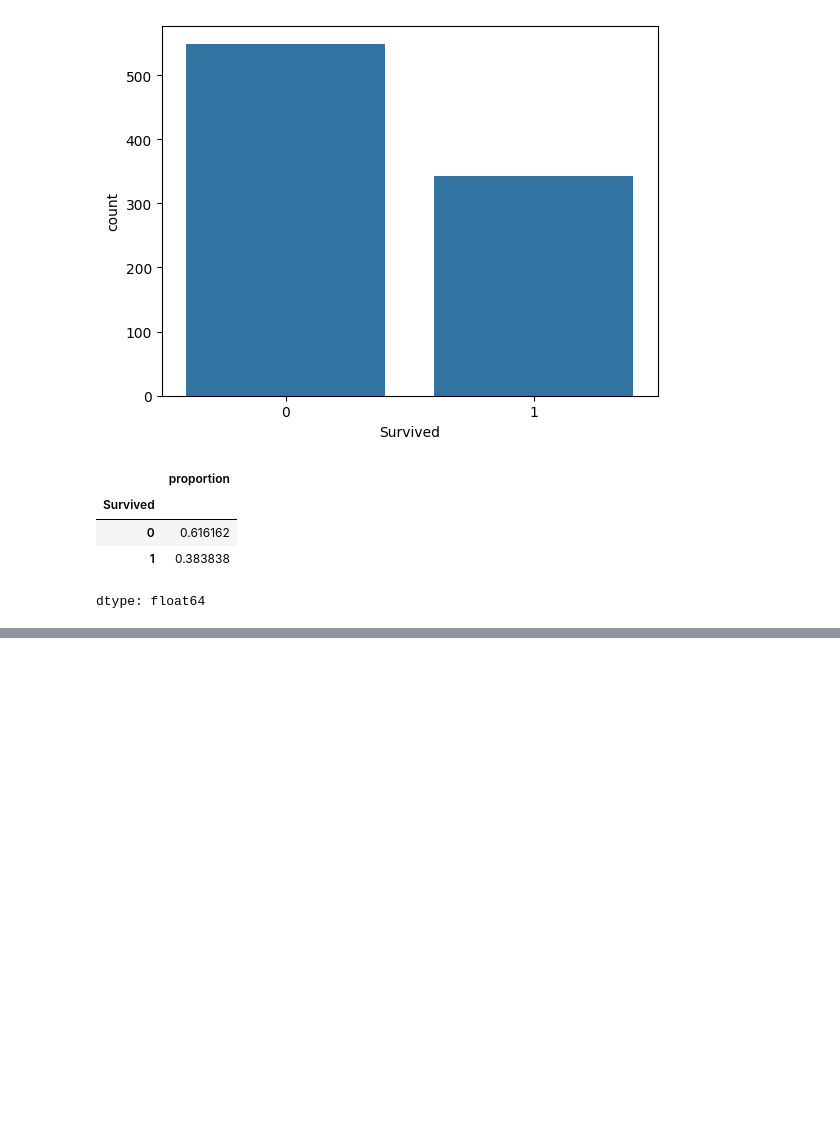
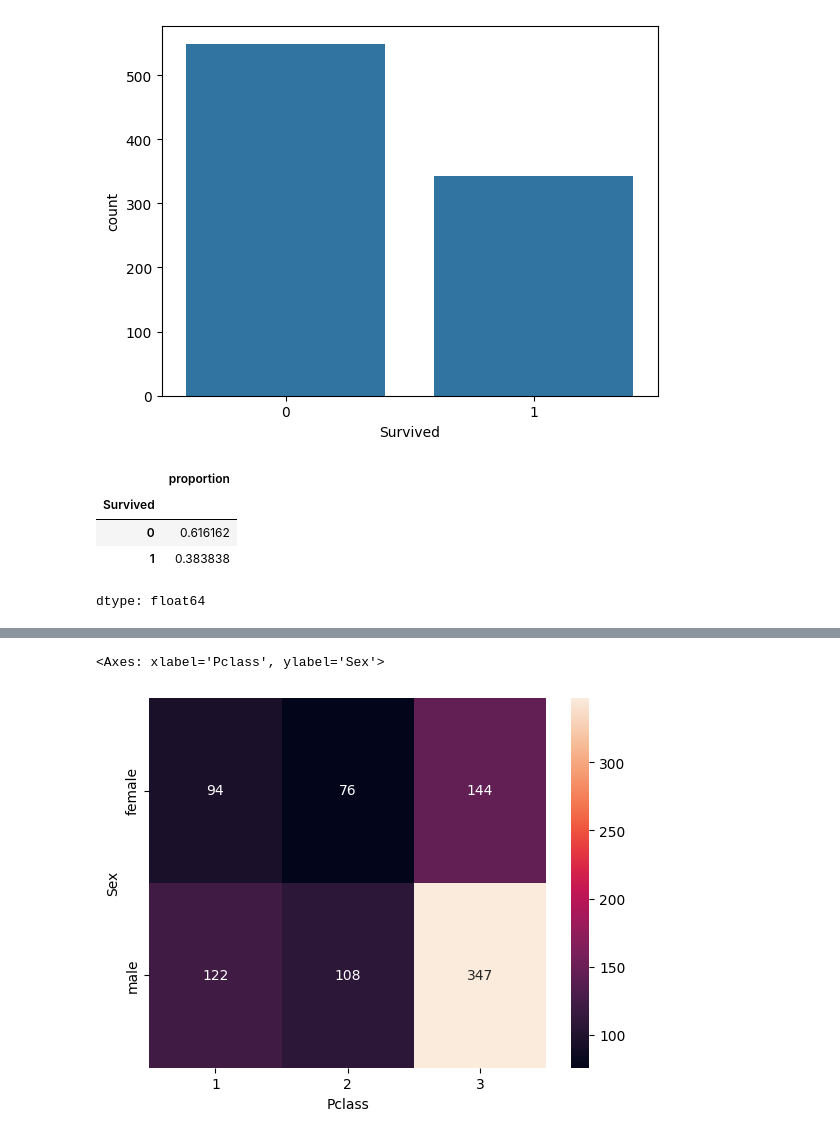
Before and after one commit to pbarizza/ML-course-2025, a Jupyter notebook: lesson03.ipynb, the cells around one changed output, grey strips where cells are left out. Cells and saved outputs as stored; diff of their text form; code cells hidden in the pictures; blank space fills up the shorter version.

```diff
--- a/lesson03.ipynb
+++ b/lesson03.ipynb
@@ -72,0 +102,5 @@ TypeError: Data source must be a DataFrame or Mapping, not <class 'str'>.
+# %%
+sns.heatmap(pd.crosstab(df_train['Sex'], df_train['Pclass']), annot=True, fmt='d')
+# %% [output]
+<Axes: xlabel='Pclass', ylabel='Sex'>
+[figure, added]
```
Also changed, not shown: parts of 4 cells of this notebook.
